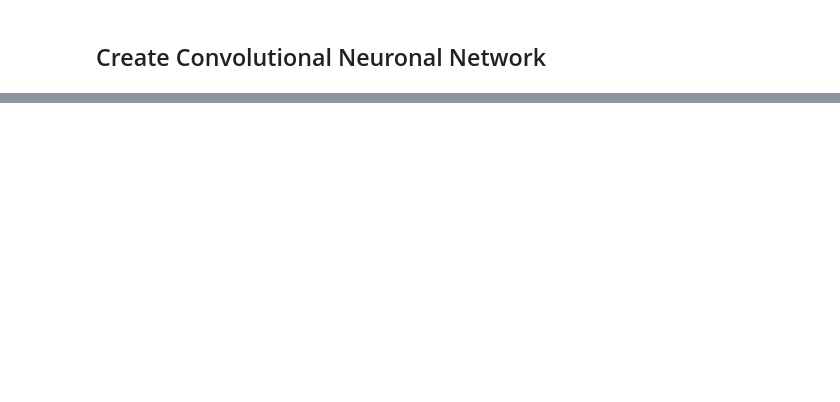
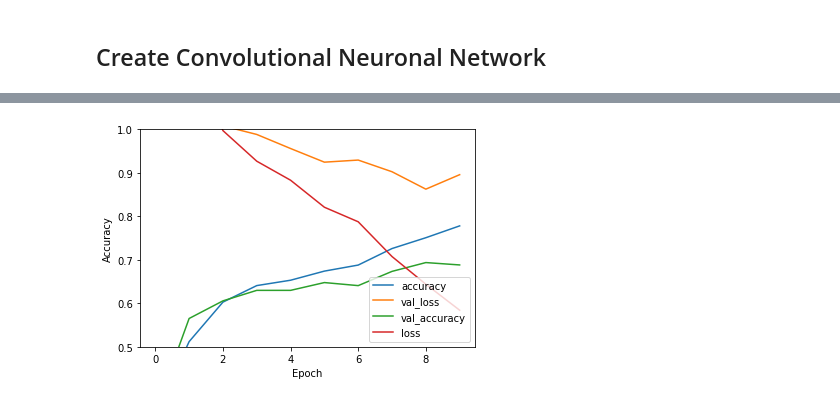
Before and after one commit to ToKoSoftware/dhbw-data-analytics, a Jupyter notebook: simpsons.ipynb, the cells around one changed output, grey strips where cells are left out. Drawn from its saved outputs; the diff is of its cells as text; code cells hidden in the pictures; blank space fills up the shorter version.

Commit message:
* Fix incorrect shapes and run learning

```diff
--- a/simpsons.ipynb
+++ b/simpsons.ipynb
@@ -88,36 +90,39 @@ training_labels = []  # the corresponding character name
 test_images = []  # the test images as rgb values
 test_labels = []  # the corresponding character name
 
-for character_name in selected_characters:  #loop over all selected characters
-    print(character_name)
+for character_number, character_name in enumerate(selected_characters):  #loop over all selected characters
 
     current_character_path = directories["dataset"] + character_name + "/"
     current_character_paths_list = glob.glob(current_character_path + "*.jpg")
 
+    # calculate how many files are test data and how many files are training data
     current_character_picture_count = len(current_character_paths_list)
     current_character_test_count = round(current_character_picture_count * test_factor)
     current_character_training_count = round(current_character_picture_count * (1 - test_factor))
     current_image_position = 0
 
-    for current_character_picture_path in current_character_paths_list:  #loop over all files ending in .jpg in the current folder
-        current_image_position = current_image_position + 1
+    print("Loading Character:" + character_name,)
+    print("", end='\n')
+
+    for current_image_position, current_character_picture_path in enumerate(current_character_paths_list):  #loop over all files ending in .jpg in the current folder
+        print("[",current_image_position, "/", current_character_picture_count, "]" + current_character_picture_path, end='\r')
+
 
         current_character_picture = Image.open(current_character_picture_path)  # load picture
         img = current_character_picture.resize(size=(standard_resolution, standard_resolution),
                                                resample=resampling_algorithm)  # todo decide on resampling algorithm
         img = np.asarray(img)
         im = np.array(img)  #store im as numpy array
-        r = im[:, :, 0]
-        g = im[:, :, 1]
-        b = im[:, :, 2]
-        print(img)
+        # shape of image is ([128x(r,g,b)], [128x(r,g,b)])
 
         if current_image_position <= current_character_test_count:  # if the current image is still part of the test part add to testing
-            test_images.append([r, g, b])
-            test_labels.append([character_name])
+            test_images.append(im)
+            test_labels.append([character_number])
         else:
-            training_images.append([r, g, b])
-            training_labels.append([character_name])
+            training_images.append(im)
+            training_labels.append([character_number])
+    print("", end='\n')
+
 training_images = np.array(training_images)
 training_labels = np.array(training_labels)
 test_labels = np.array(test_labels)
@@ -139,3 +155,16 @@ model.add(layers.Dense(10))
+# %%
+model = Sequential([
+  layers.Rescaling(1./255, input_shape=(standard_resolution, standard_resolution, 3)),
+  layers.Conv2D(16, 3, padding='same', activation='relu'),
+  layers.MaxPooling2D(),
+  layers.Conv2D(32, 3, padding='same', activation='relu'),
+  layers.MaxPooling2D(),
+  layers.Conv2D(64, 3, padding='same', activation='relu'),
+  layers.MaxPooling2D(),
+  layers.Flatten(),
+  layers.Dense(128, activation='relu'),
+  layers.Dense(len(selected_characters))
+])
 # %%
 model.summary()
 # %% [output]
@@ -159,4 +192,6 @@ _________________________________________________________________
 # %%
+training_images, test_images = training_images / 255.0, test_images / 255.0
+
 model.compile(optimizer='adam',
               loss=tf.keras.losses.SparseCategoricalCrossentropy(from_logits=True),
               metrics=['accuracy'])
@@ -175,9 +226,12 @@ ValueError: in user code:
 # %%
 plt.plot(history.history['accuracy'], label='accuracy')
+plt.plot(history.history['val_loss'], label='val_loss')
 plt.plot(history.history['val_accuracy'], label='val_accuracy')
+plt.plot(history.history['loss'], label='loss')
 plt.xlabel('Epoch')
 plt.ylabel('Accuracy')
 plt.ylim([0.5, 1])
 plt.legend(loc='lower right')
 
 test_loss, test_acc = model.evaluate(test_images, test_labels, verbose=2)
+# %% [output]
@@ -183,0 +239 @@ test_loss, test_acc = model.evaluate(test_images, test_labels, verbose=2)
+[figure, added]
```
Also changed, not shown: parts of 9 cells of this notebook.
